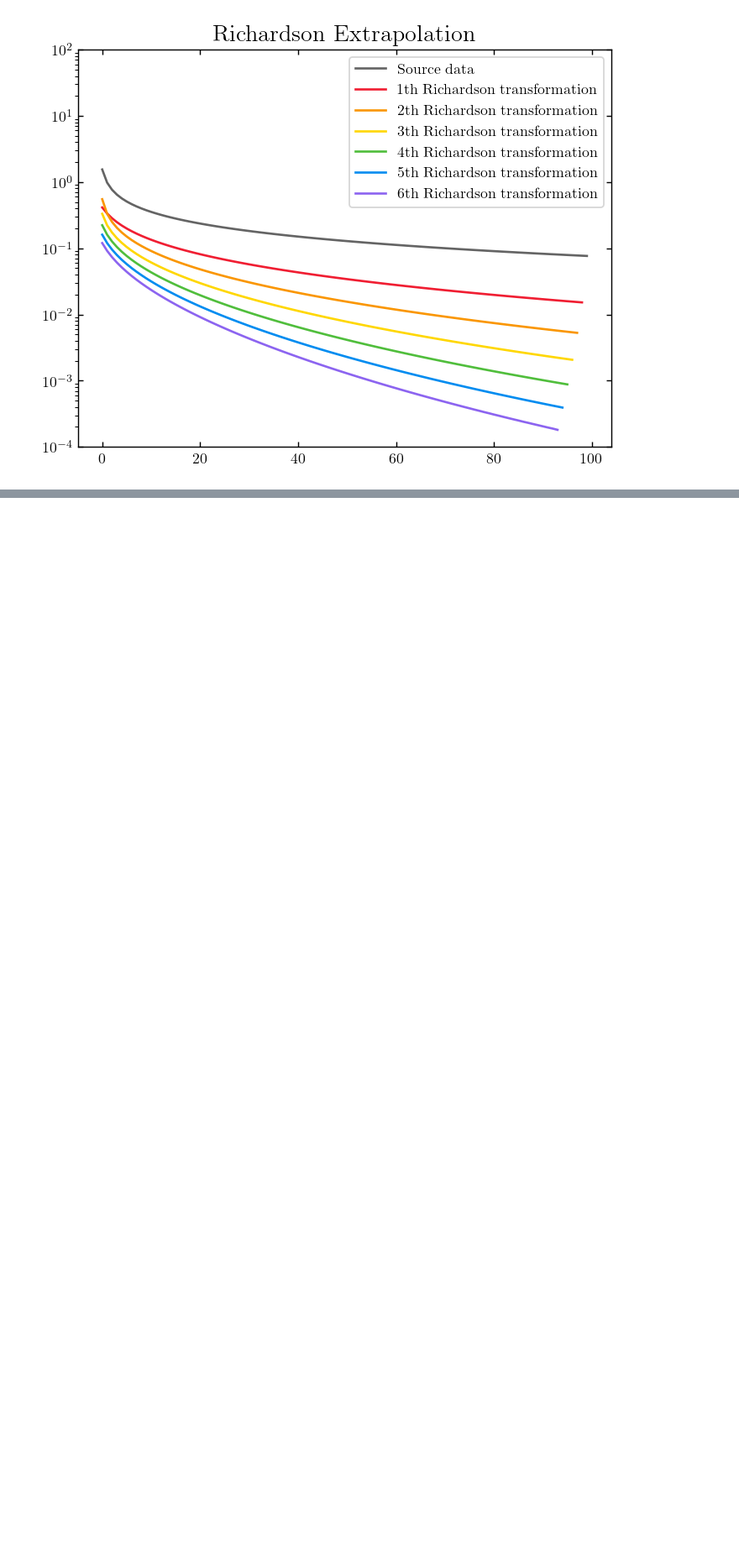
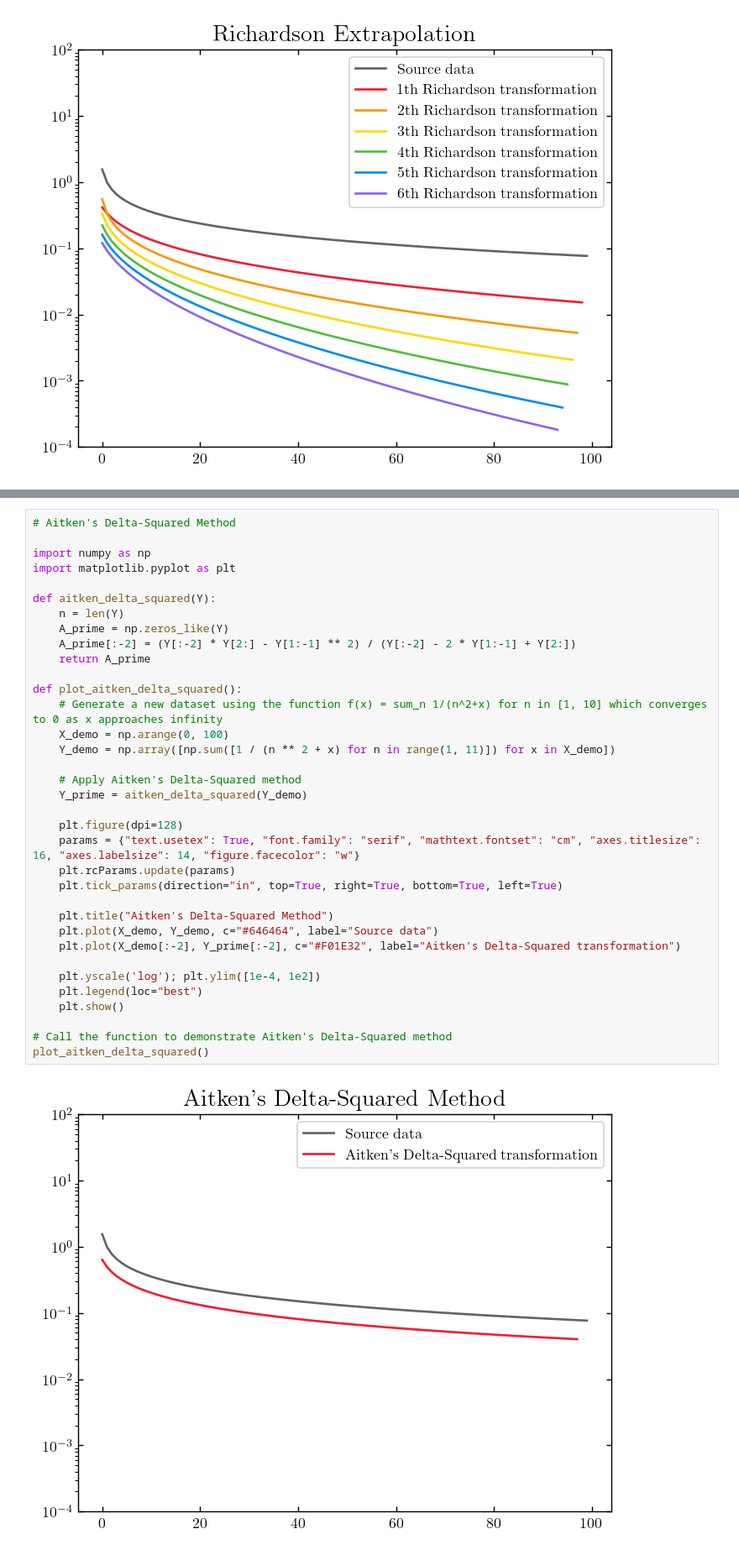
Before and after one commit to Photonico/Computational_Physics_Topics, a Jupyter notebook: Appendix Algorithms and Numerical Methods/Acceleration.ipynb, the cells around one changed output, grey strips where cells are left out. Shown at 84% size. Saved outputs shown, nothing was run; the diff lists cells and outputs as text; blank space fills up the shorter version.

```diff
--- a/Appendix Algorithms and Numerical Methods/Acceleration.ipynb
+++ b/Appendix Algorithms and Numerical Methods/Acceleration.ipynb
@@ -111 +121,38 @@ This recursive algorithm employs the second differences of a sequence to acceler
+# %%
+# Aitken's Delta-Squared Method
+
+import numpy as np
+import matplotlib.pyplot as plt
+
+def aitken_delta_squared(Y):
+    n = len(Y)
+    A_prime = np.zeros_like(Y)
+    A_prime[:-2] = (Y[:-2] * Y[2:] - Y[1:-1] ** 2) / (Y[:-2] - 2 * Y[1:-1] + Y[2:])
+    return A_prime
+
+def plot_aitken_delta_squared():
+    # Generate a new dataset using the function f(x) = sum_n 1/(n^2+x) for n in [1, 10] which converges to 0 as x approaches infinity
+    X_demo = np.arange(0, 100)
+    Y_demo = np.array([np.sum([1 / (n ** 2 + x) for n in range(1, 11)]) for x in X_demo])
+
+    # Apply Aitken's Delta-Squared method
+    Y_prime = aitken_delta_squared(Y_demo)
+
+    plt.figure(dpi=128)
+    params = {"text.usetex": True, "font.family": "serif", "mathtext.fontset": "cm", "axes.titlesize": 16, "axes.labelsize": 14, "figure.facecolor": "w"}
+    plt.rcParams.update(params)
+    plt.tick_params(direction="in", top=True, right=True, bottom=True, left=True)
+
+    plt.title("Aitken's Delta-Squared Method")
+    plt.plot(X_demo, Y_demo, c="#646464", label="Source data")
+    plt.plot(X_demo[:-2], Y_prime[:-2], c="#F01E32", label="Aitken's Delta-Squared transformation")
+
+    plt.yscale('log'); plt.ylim([1e-4, 1e2])
+    plt.legend(loc="best")
+    plt.show()
+
+# Call the function to demonstrate Aitken's Delta-Squared method
+plot_aitken_delta_squared()
+# %% [output]
+[figure, added]
 # %% [markdown]
```
Also changed, not shown: parts of 5 cells of this notebook.
